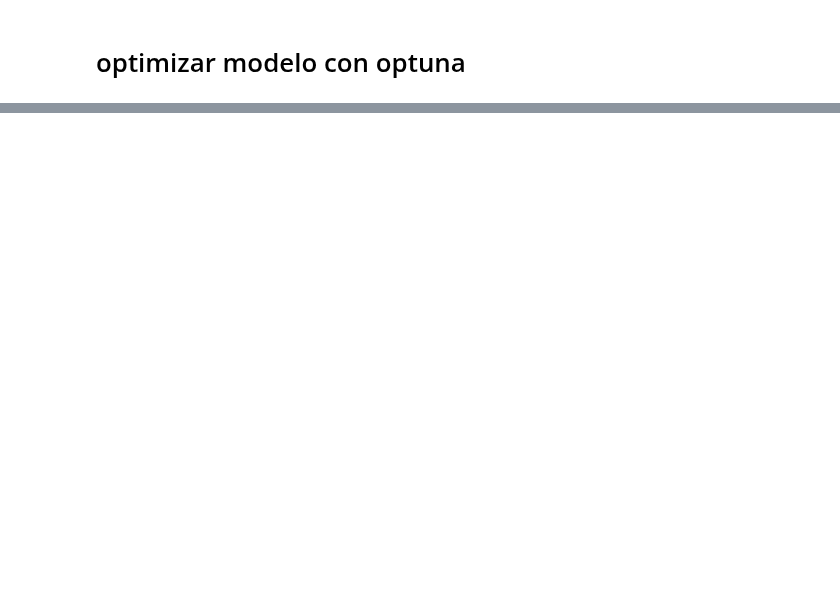
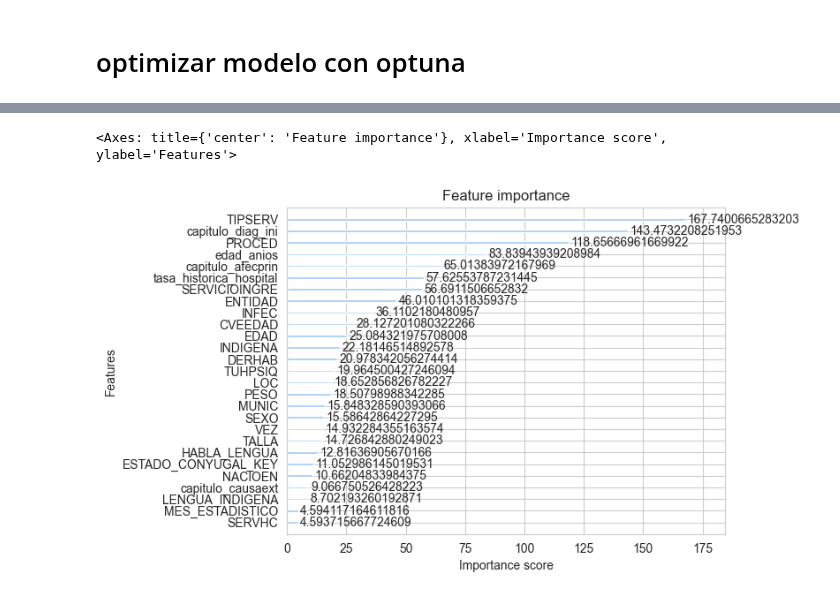
Before and after one commit to Noxzd/predecir-el-riesgo-en-un-paciente, a Jupyter notebook: notebook/analisis.ipynb, the cells around one changed output, grey strips where cells are left out. Cells and saved outputs as stored; diff of their text form; code cells hidden in the pictures; blank space fills up the shorter version.

Commit message:
mejornado el modelo

```diff
--- a/notebook/analisis.ipynb
+++ b/notebook/analisis.ipynb
@@ -577,6 +592,14 @@ X = df_wcie.drop(['MOTEGRE','defuncion'],axis=1)
 y = df_wcie['defuncion']
 
 X_train,X_test,y_train,y_test = train_test_split(X,y, random_state=42, stratify=y)
+# %%
+tasa_hosp_train = X_train.join(y_train).groupby('CLUES')['defuncion'].mean()
+tasa_global_train = y_train.mean()
+X_train['tasa_historica_hospital'] = X_train['CLUES'].map(tasa_hosp_train).fillna(tasa_global_train)
+X_test['tasa_historica_hospital'] = X_test['CLUES'].map(tasa_hosp_train).fillna(tasa_global_train)
+# %%
+X_train = X_train.drop(columns=['CLUES','INGRE','EGRESO'])
+X_test = X_test.drop(columns=['CLUES','INGRE','EGRESO'])
 # %%
 for col in X_train.select_dtypes(include=['object']).columns:
     X_train[col] = X_train[col].astype('category')
@@ -606,0 +653,2 @@ study.optimize(objetivo,n_trials=50,n_jobs=-1)
+# %%
+optuna.visualization.plot_optimization_history(study)
@@ -606,0 +662,3 @@ study.optimize(objetivo,n_trials=50,n_jobs=-1)
+# %%
+model = XGBClassifier(**study.best_params,enable_categorical=True,tree_method='hist')
+model.fit(X_train,y_train)
@@ -606,0 +678,5 @@ study.optimize(objetivo,n_trials=50,n_jobs=-1)
+# %%
+xgb.plot_importance(model,max_num_features = 40, importance_type='gain')
+# %% [output]
+<Axes: title={'center': 'Feature importance'}, xlabel='Importance score', ylabel='Features'>
+[figure, added]
```
Also changed, not shown: parts of 16 cells of this notebook.
